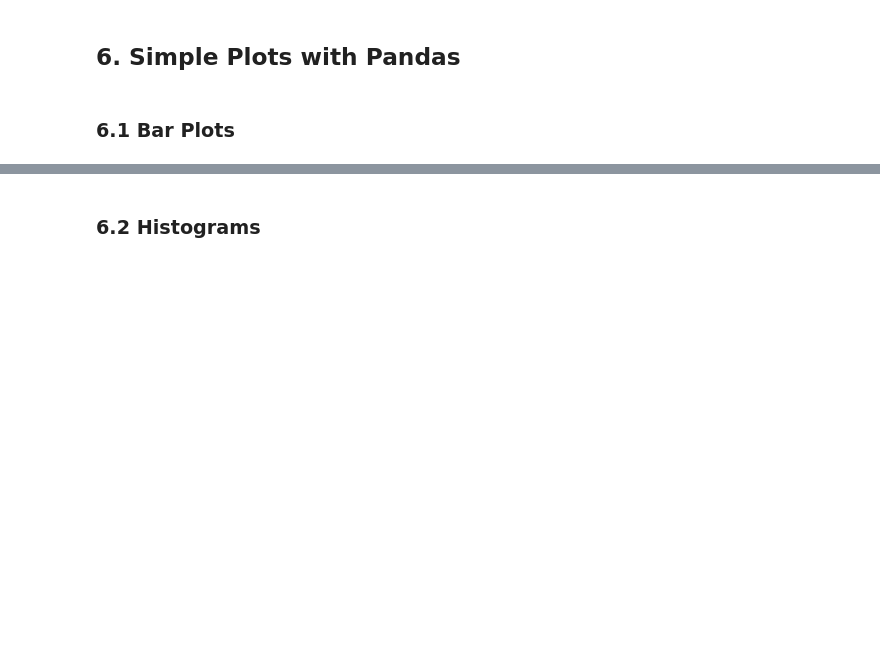
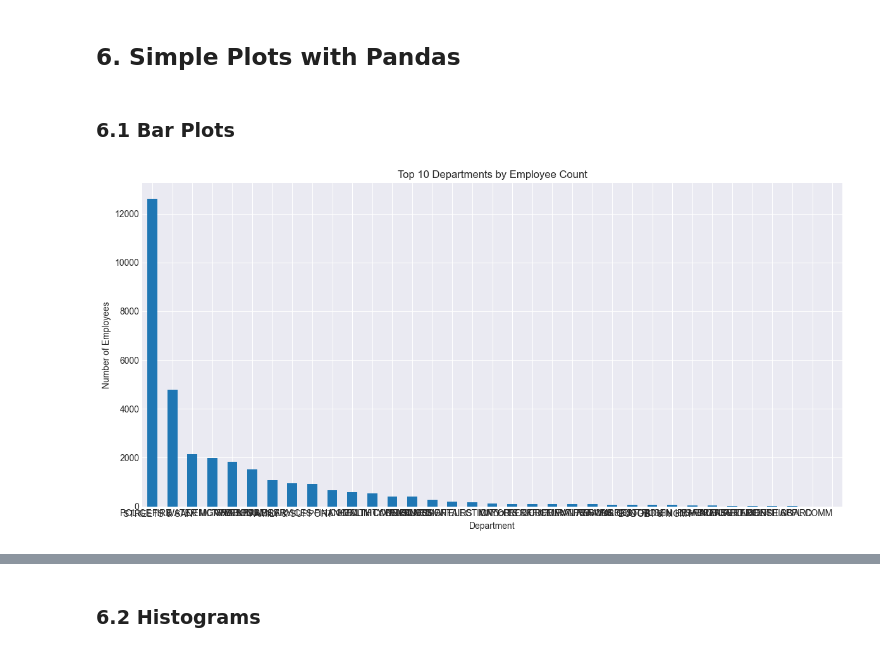
Before and after one commit to sthasarita/Pandas, a Jupyter notebook: DataFrame II.ipynb, the cells around one changed output, grey strips where cells are left out. Saved outputs shown, nothing was run; the diff lists cells and outputs as text; code cells hidden in the pictures; blank space fills up the shorter version.

```diff
--- a/DataFrame II.ipynb
+++ b/DataFrame II.ipynb
@@ -1452,10 +1453,12 @@ plt.style.use('seaborn-v0_8-darkgrid')
 ### 6.1 Bar Plots
 # %%
 # Top 10 departments by employee count
-dept_counts = chicago['Department'].value_counts().head(10)
+dept_counts = chicago['Department'].value_counts()
 dept_counts.plot(kind='bar', figsize=(12, 6), title='Top 10 Departments by Employee Count')
 plt.xlabel('Department')
 plt.ylabel('Number of Employees')
-plt.xticks(rotation=45, ha='right')
+plt.xticks(rotation=0, ha='right')
 plt.tight_layout()
 plt.show()
+# %% [output]
+[figure, added]
```
Also changed, not shown: parts of 17 cells of this notebook, 23 other files.
